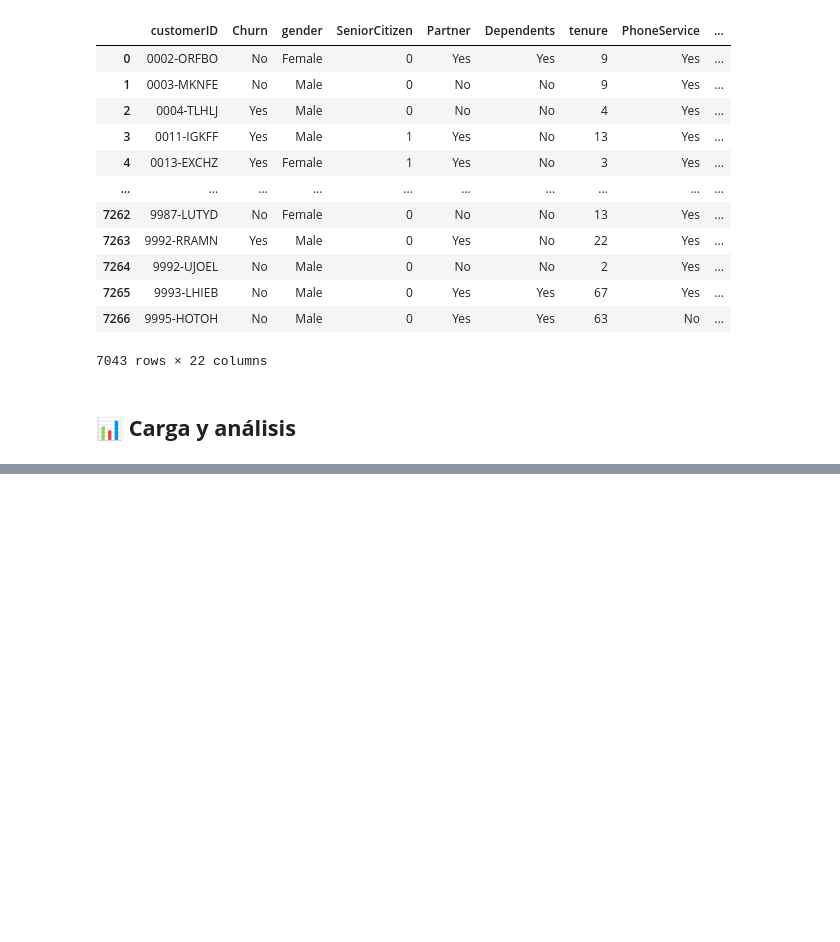
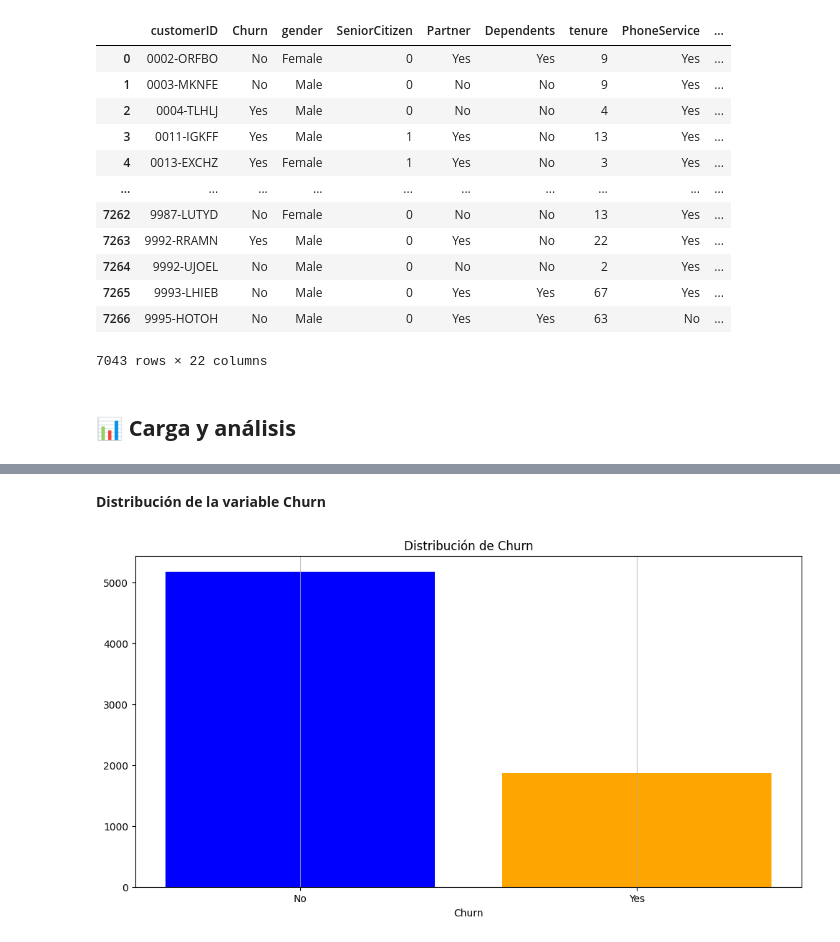
Before and after one commit to jmlc643/challenge-telecom-x, a Jupyter notebook: TelecomX_Latam.ipynb, the cells around one changed output, grey strips where cells are left out. Saved outputs shown, nothing was run; the diff lists cells and outputs as text; code cells hidden in the pictures; blank space fills up the shorter version.

```diff
--- a/TelecomX_Latam.ipynb
+++ b/TelecomX_Latam.ipynb
@@ -354,0 +367,13 @@ df
+# %% [markdown]
+**Distribución de la variable Churn**
+# %%
+import matplotlib.pyplot as plt
+
+plt.figure(figsize=(12, 6))
+plt.bar(df['Churn'].value_counts().index, df['Churn'].value_counts(), color=['blue', 'orange'])
+plt.title('Distribución de Churn')
+plt.xlabel('Churn')
+plt.grid(axis='x', alpha=0.75)
+plt.show()
+# %% [output]
+[figure, added]
```
Also changed, not shown: parts of 9 cells of this notebook.
